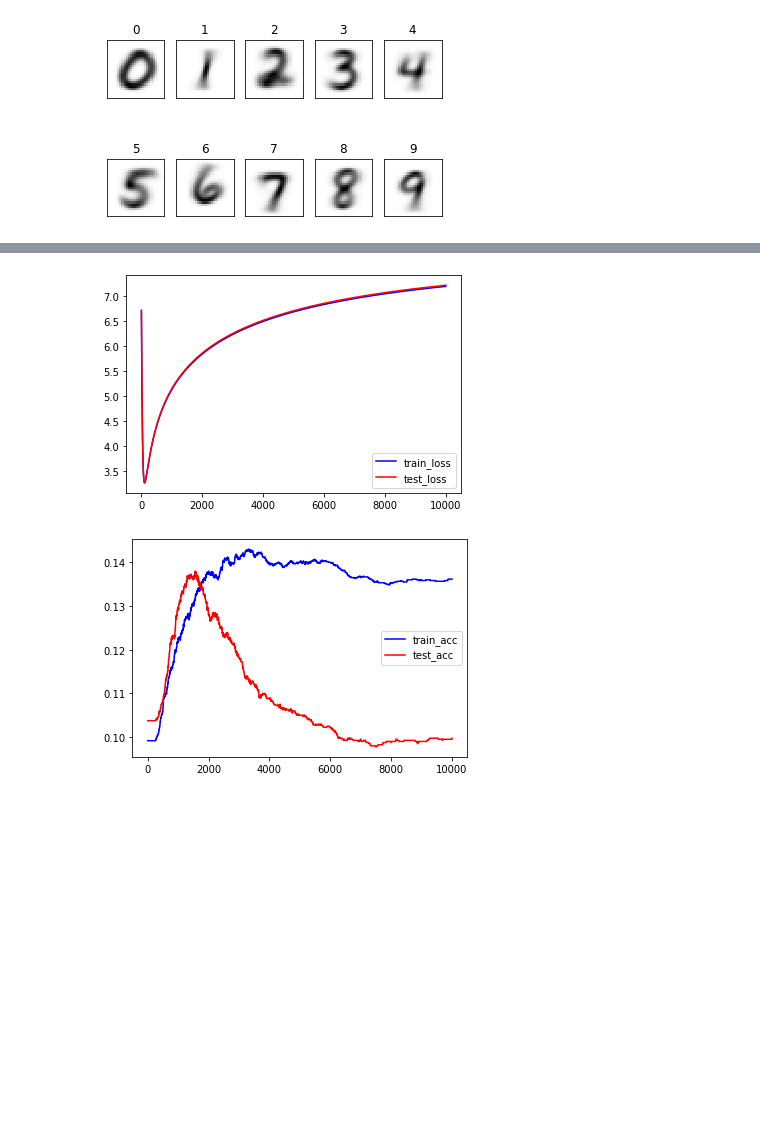
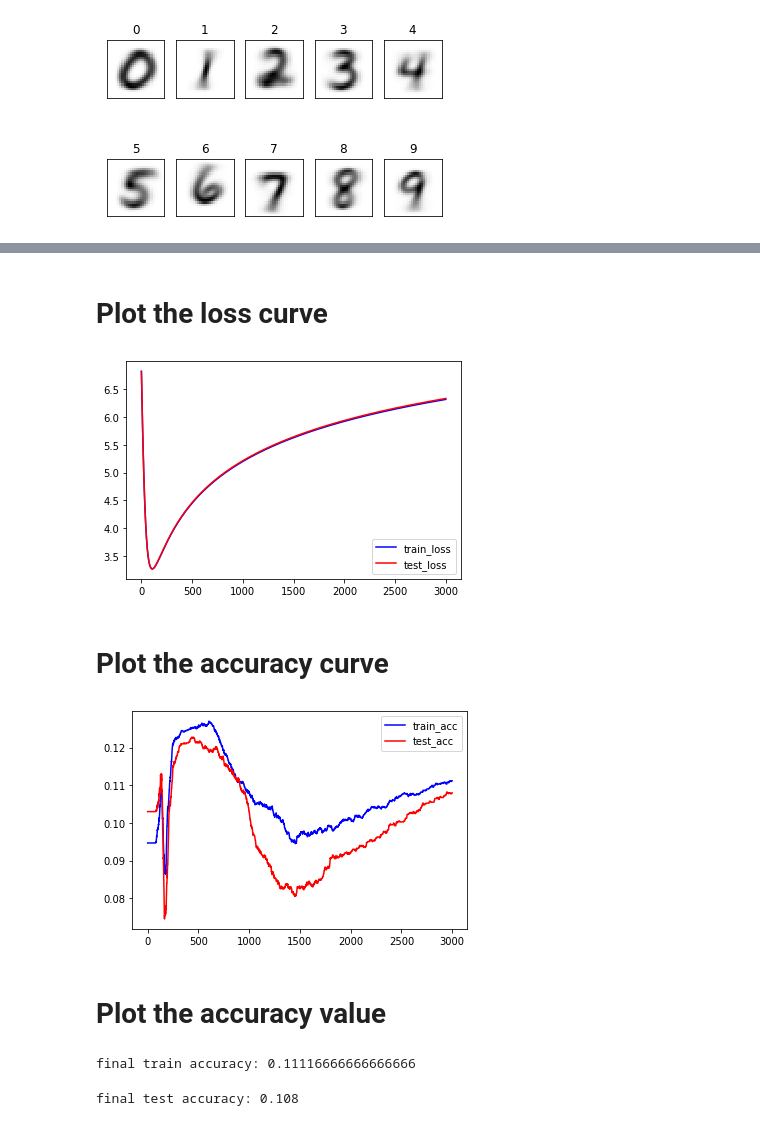
Before and after one commit to HeegonJin/lec_MachineLearning, a Jupyter notebook: assignment09.ipynb, the cells around one changed output, grey strips where cells are left out. Saved outputs shown, nothing was run; the diff lists cells and outputs as text; code cells hidden in the pictures; blank space fills up the shorter version.

```diff
--- a/assignment09.ipynb
+++ b/assignment09.ipynb
@@ -213,7 +218,7 @@ x_test = list_image[:, 6000:].T
 t_test = list_label[6000:]
 # %%
 network = ThreeLayerNet(input_size=784, hidden_size1=196, hidden_size2 = 49, output_size=10)
-iters_num = 10000
+iters_num = 3000
 train_size = x_train.shape[0]
 learning_rate = 0.000001
 train_loss_list = []
@@ -238,4 +243,4 @@ for i in range(iters_num):
     test_acc_list.append(test_acc)
     if i % 10 == 0:
         learning_rate = learning_rate * 1/(1 + decay)
-        print(train_acc,test_acc,train_loss,test_loss)
+        print(train_loss, test_loss, train_acc, test_acc)
@@ -260,15 +247,29 @@ for i in range(iters_num):
+# %% [markdown]
+# Plot the loss curve
 # %%
-a = [i for i in range(10000)]
+a = [i for i in range(3000)]
 plt.plot(a, train_loss_list,label = 'train_loss', c = 'b')
 plt.plot(a, test_loss_list,label = 'test_loss', c = 'r')
 plt.legend()
 plt.show()
 # %% [output]
-[figure, old version]
+[figure, new version]
+# %% [markdown]
+# Plot the accuracy curve
 # %%
 plt.plot(a, train_acc_list,label = 'train_acc', c = 'b')
 plt.plot(a, test_acc_list,label = 'test_acc', c = 'r')
 plt.legend()
 plt.show()
 # %% [output]
-[figure, old version]
+[figure, new version]
+# %% [markdown]
+# Plot the accuracy value
+# %%
+print("final train accuracy: {0}".format(train_acc))
+# %% [output]
+final train accuracy: 0.11116666666666666
+# %%
+print("final test accuracy: {0}".format(test_acc))
+# %% [output]
+final test accuracy: 0.108
```
Also changed, not shown: parts of 10 cells of this notebook.
